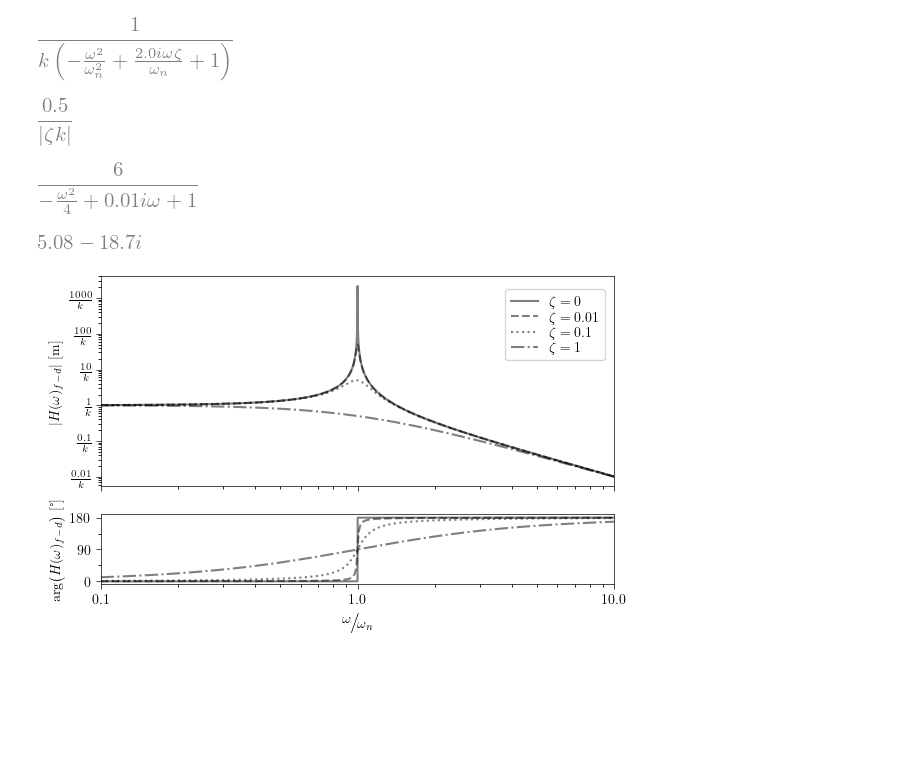
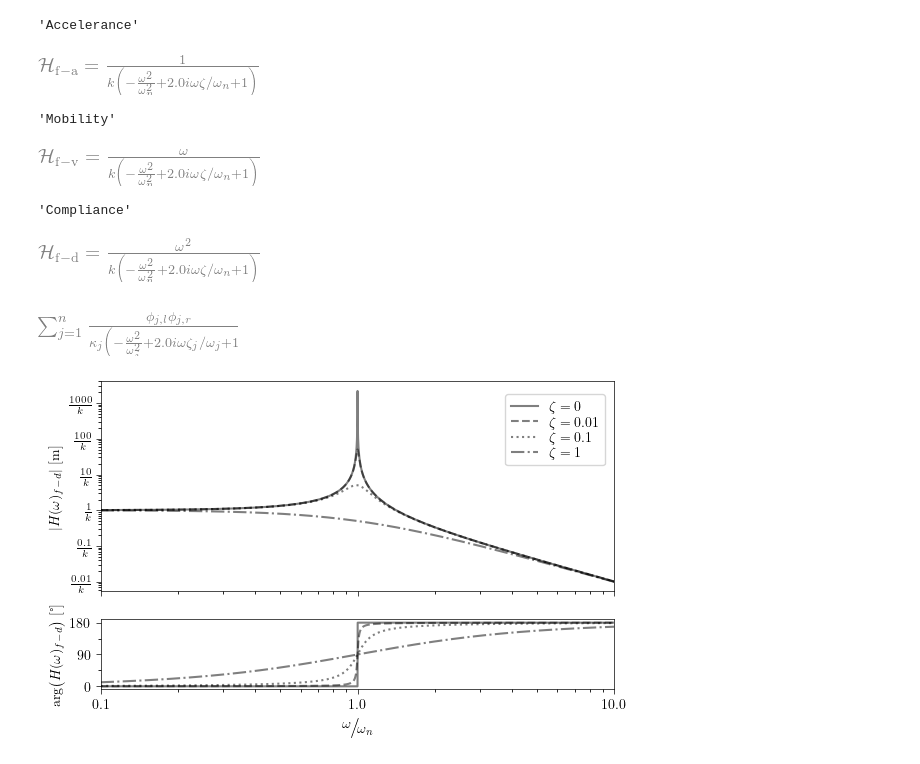
Before and after one commit to simonmarwitz/oma_uq, a Jupyter notebook: model/frf_irf.ipynb, the cells around one changed output. Saved outputs shown, nothing was run; the diff lists cells and outputs as text; code cells hidden in the pictures; blank space fills up the shorter version.

```diff
--- a/model/frf_irf.ipynb
+++ b/model/frf_irf.ipynb
@@ -39,20 +39,28 @@ if print_context_dict['text.usetex']:
 from sympy import *
 import sympy.plotting.experimental_lambdify
 init_printing()
-
-f,k,d,m,zeta,fn,sigma = symbols('\omega k d m \zeta \omega_n \sigma')
-H = (1/k)/(1-(f/fn)**2+1j*2*zeta*(f/fn))
-display(H)
-display(abs(H.subs(f,fn)))
-p =3*sigma
-this_frfsigma = (H*p).subs(zeta,0.01).subs(k,1).subs(fn,2).subs(sigma,2)
-display(this_frfsigma)
-display(Integral(this_frfsigma,(f,0,2.5*2)).evalf())
-# %% [output]
-[figure, removed]
-[figure, removed]
-[figure, removed]
-[figure, removed]
+# %%
+f,k,d,m,zeta,fn,sigma, Hfa_, Hfv_, Hfd_ = symbols('\omega k d m \zeta \omega_n \sigma \mathcal{H}_\mathrm{f-a} \mathcal{H}_\mathrm{f-v} \mathcal{H}_\mathrm{f-d} ')
+Hfa = (1/k)/(1-(f/fn)**2+1j*2*zeta*(f/fn))
+Hfv = (f/k)/(1-(f/fn)**2+1j*2*zeta*(f/fn))
+Hfd = (f**2/k)/(1-(f/fn)**2+1j*2*zeta*(f/fn))
+display("Accelerance")
+display(Eq(Hfa_,Hfa))
+display("Mobility")
+display(Eq(Hfv_,Hfv))
+display("Compliance")
+display(Eq(Hfd_,Hfd))
+j,l,r,phijr, phijl, kappa, mu, eta, fj, zetaj, n = symbols('j l r \phi_{j\,r} \phi_{j\,l} \kappa_j \mu_j \eta_j \omega_j \zeta_j n')
+Hfam = Sum((Hfa*phijr*phijl).subs(fn, fj).subs(k, kappa).subs(zeta, zetaj), (j,1,n))
+display(Hfam)
+# %% [output]
+'Accelerance'
+[figure, added]
+'Mobility'
+[figure, added]
+'Compliance'
+[figure, added]
+[figure, added]
 # %%
 def multiple_formatter(denominator=2, number=np.pi, latex='\pi'):
     def gcd(a, b):
```
Also changed, not shown: 3 other files.
